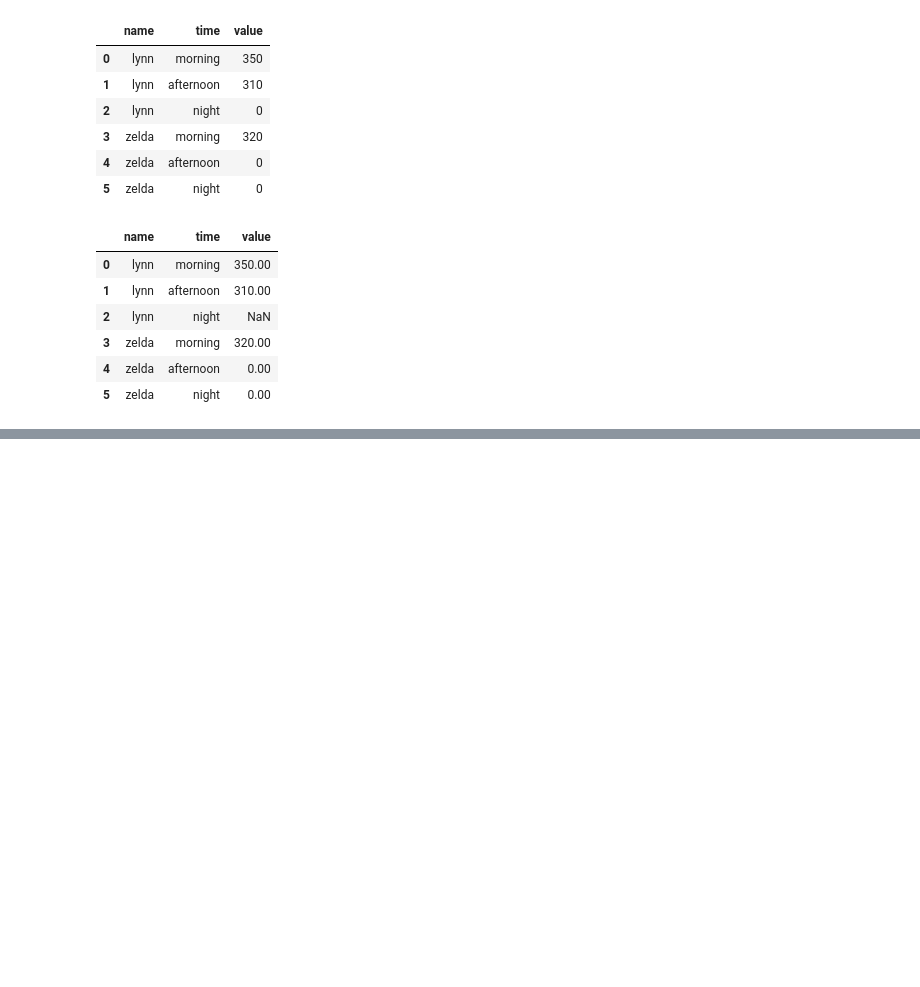
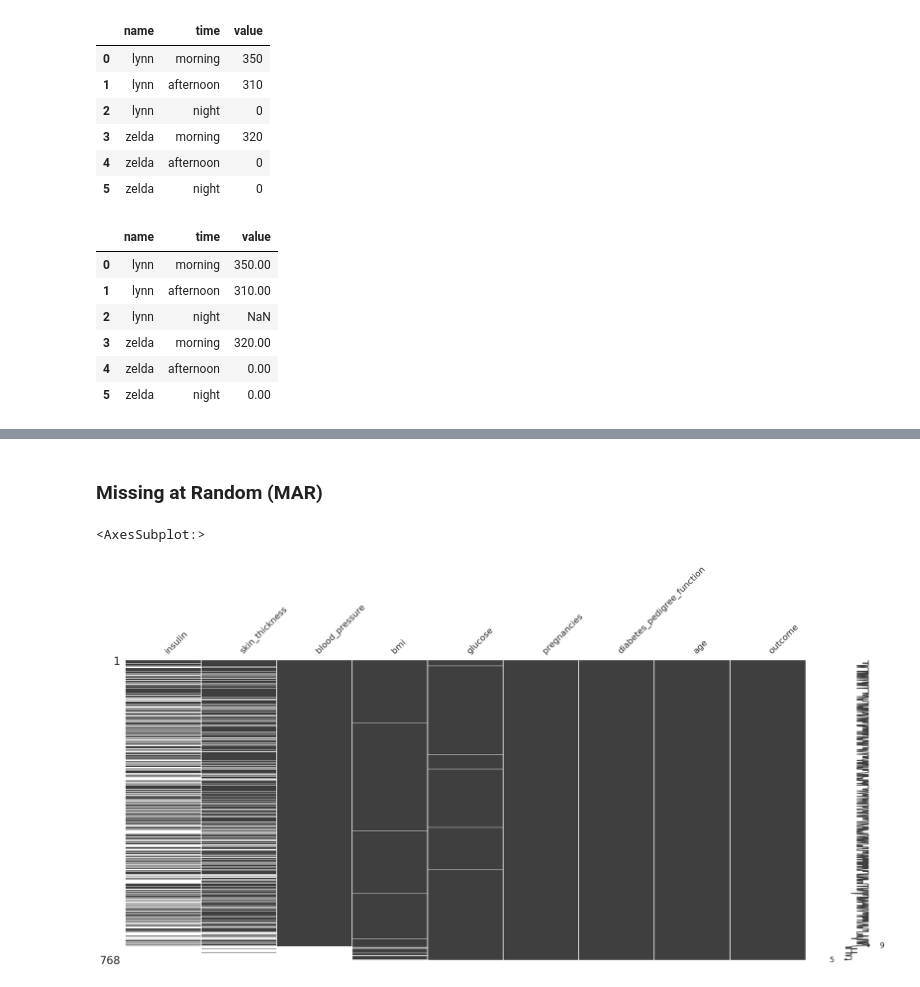
Before and after one commit to AleexSilva/Training-MissingData, a Jupyter notebook: exploring_missing_values.ipynb, the cells around one changed output, grey strips where cells are left out. Drawn from its saved outputs; the diff is of its cells as text; code cells hidden in the pictures; blank space fills up the shorter version.

```diff
--- a/exploring_missing_values.ipynb
+++ b/exploring_missing_values.ipynb
@@ -605,0 +636,12 @@ dtype: int64
+# %% [markdown]
+### Missing  at Random (MAR)
+# %%
+(
+    df_diabetes
+    .missing.sort_variables_by_missingness()
+    .sort_values(by='blood_pressure')
+    .pipe(missingno.matrix)
+)
+# %% [output]
+<AxesSubplot:>
+[figure, added]
```
Also changed, not shown: parts of 9 cells of this notebook.
